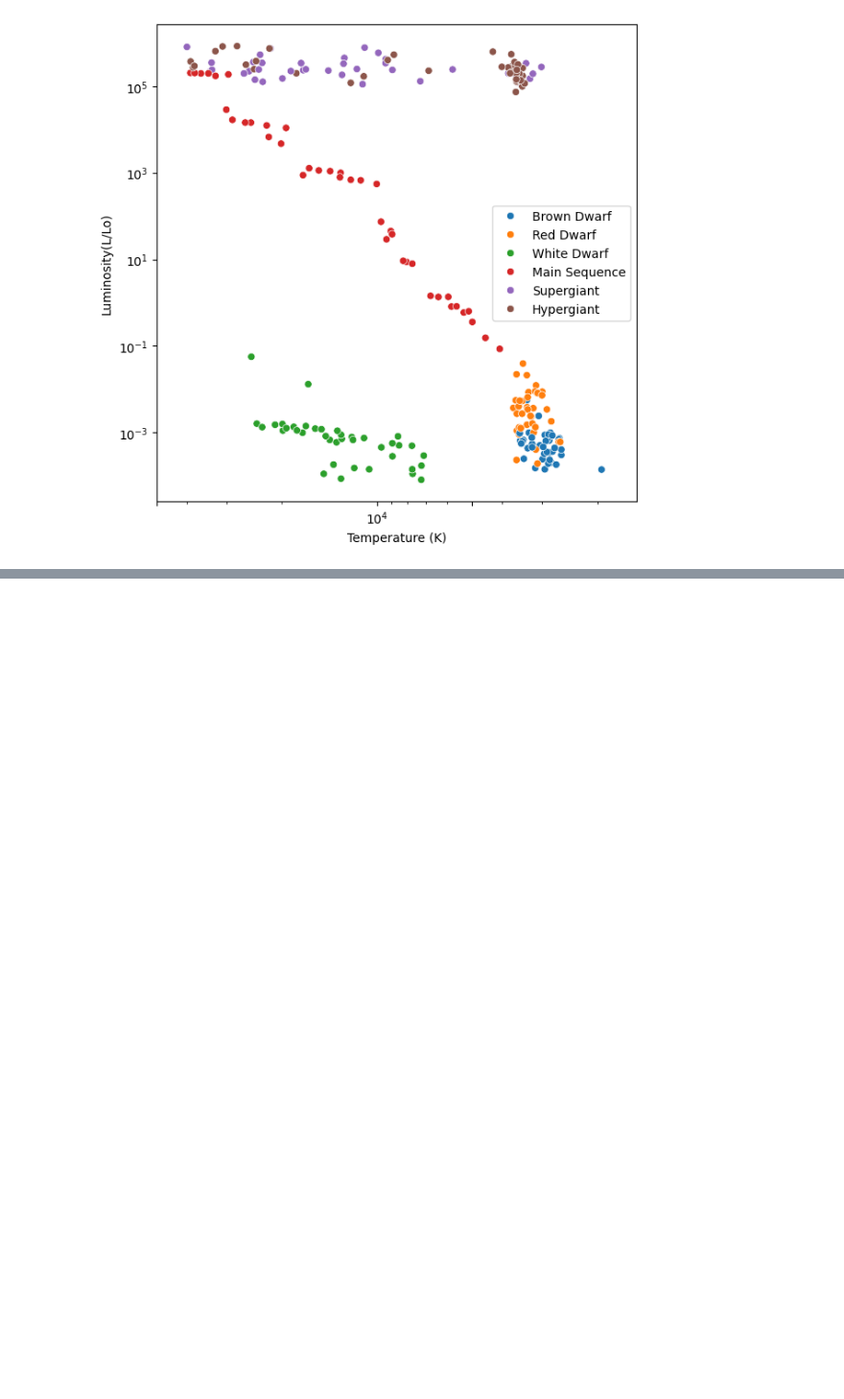
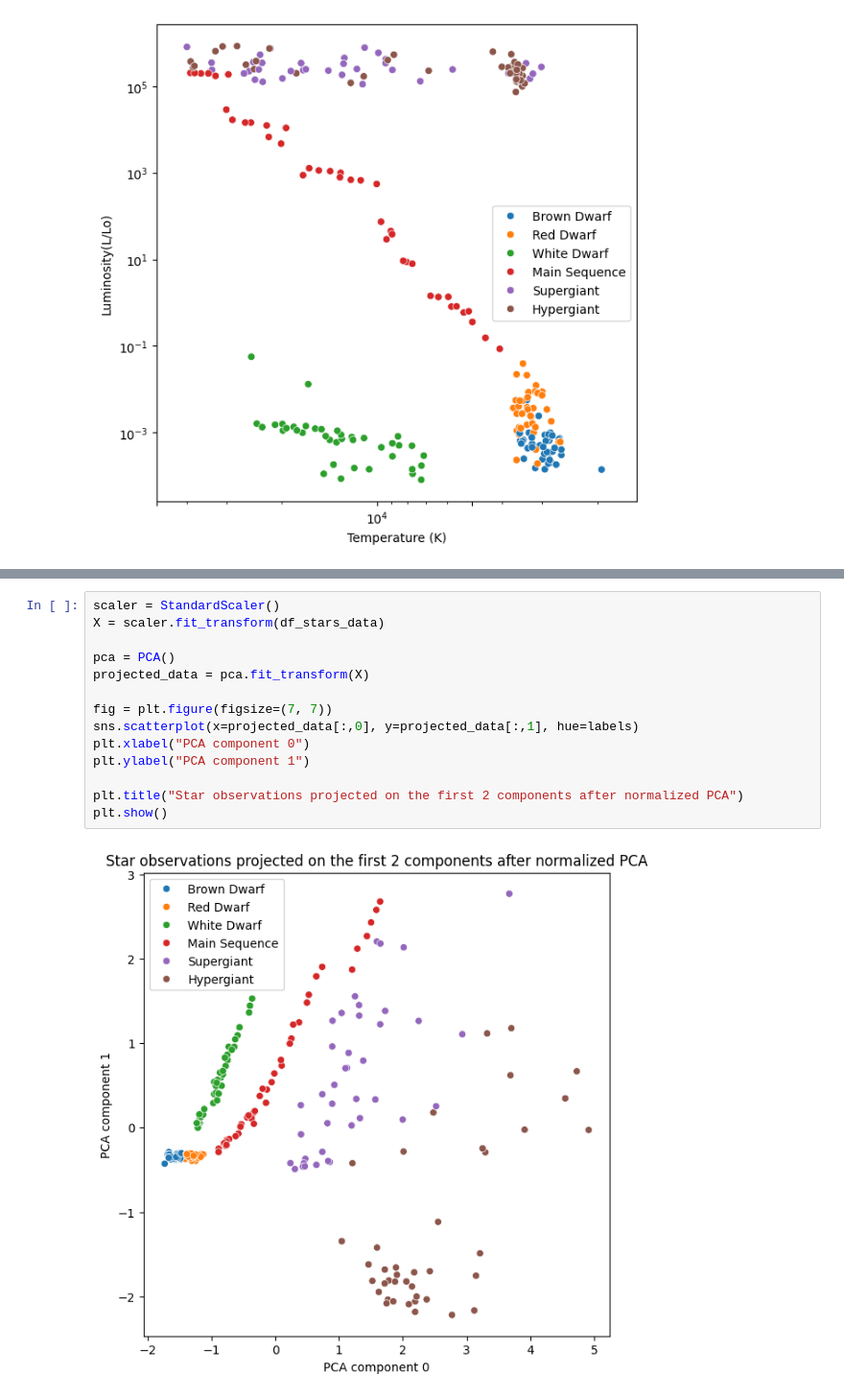
Before and after one commit to EdoSanto/astrostatistics_bicocca_2024, a Jupyter notebook: working/HR diagram.ipynb, the cells around one changed output, grey strips where cells are left out. Shown at 96% size. Saved outputs shown, nothing was run; the diff lists cells and outputs as text; blank space fills up the shorter version.

```diff
--- a/working/HR diagram.ipynb
+++ b/working/HR diagram.ipynb
@@ -64,0 +57,16 @@ Expained fractional variance of data encapsulated in the eigenvalues: [9.9760631
+# %%
+scaler = StandardScaler()
+X = scaler.fit_transform(df_stars_data)
+
+pca = PCA()
+projected_data = pca.fit_transform(X)
+
+fig = plt.figure(figsize=(7, 7))
+sns.scatterplot(x=projected_data[:,0], y=projected_data[:,1], hue=labels)
+plt.xlabel("PCA component 0")
+plt.ylabel("PCA component 1")
+
+plt.title("Star observations projected on the first 2 components after normalized PCA")
+plt.show()
+# %% [output]
+[figure, added]
```
Also changed, not shown: parts of 14 cells of this notebook, 2 other files.
